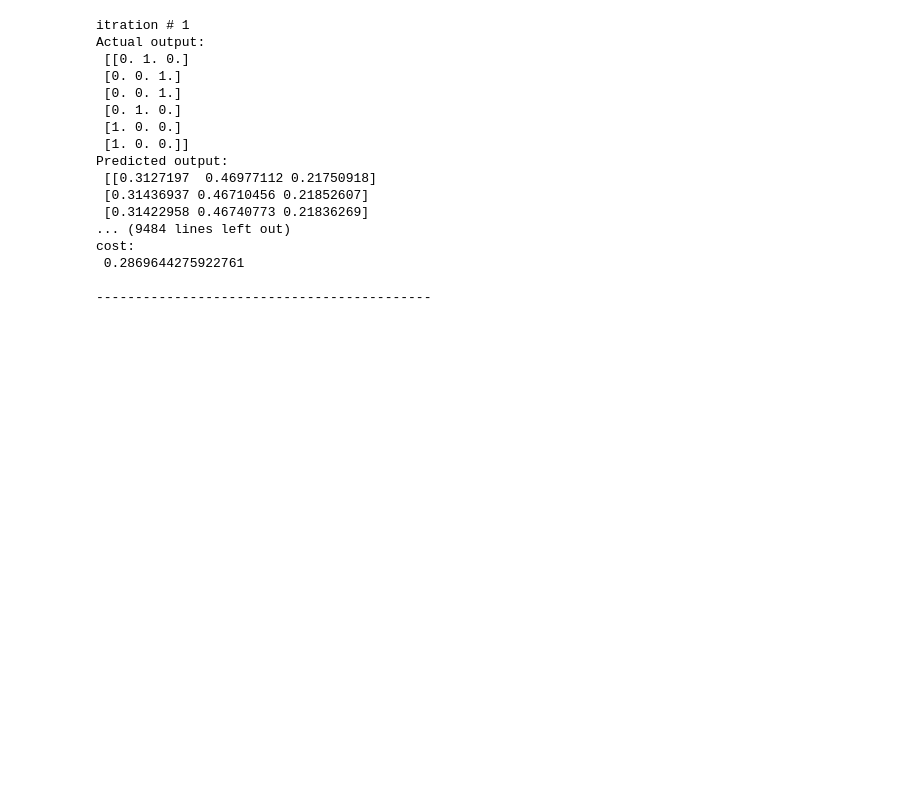
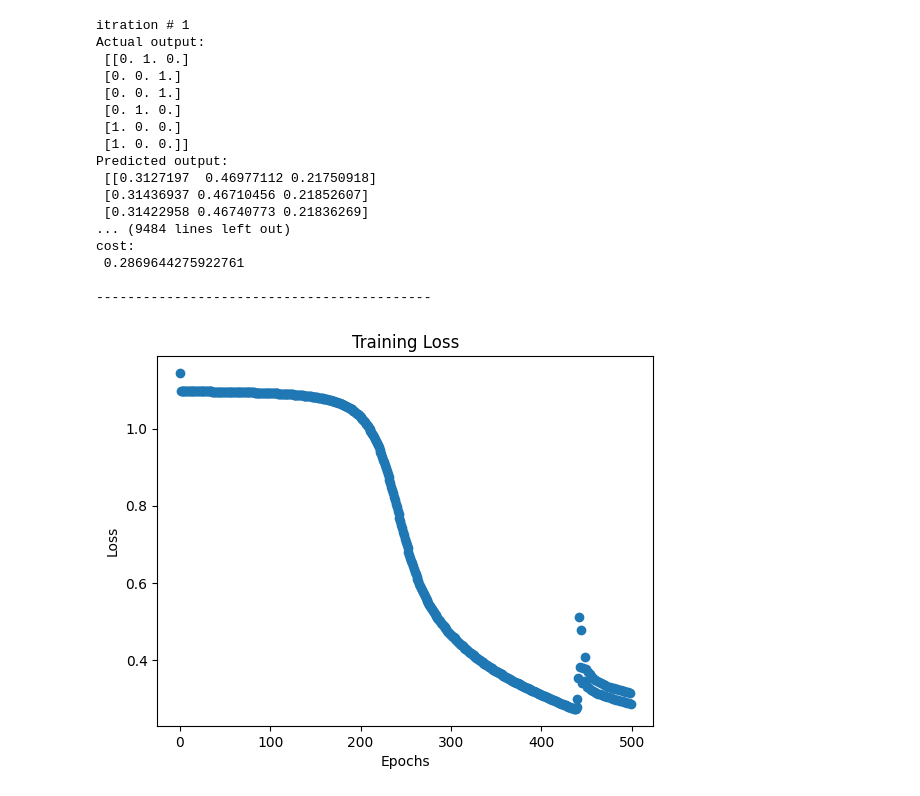
Before and after one commit to ashmawymidxd/DL, a Jupyter notebook: Softmax/app.ipynb, the cells around one changed output. Saved outputs shown, nothing was run; the diff lists cells and outputs as text; code cells hidden in the pictures; blank space fills up the shorter version.

```diff
--- a/Softmax/app.ipynb
+++ b/Softmax/app.ipynb
@@ -131,3 +131,11 @@ cost:
  0.2869644275922761
 
 -------------------------------------------
+# %%
+plt.scatter(range(epochs),losses)
+plt.title('Training Loss')
+plt.xlabel('Epochs')
+plt.ylabel('Loss')
+plt.show()
+# %% [output]
+[figure, added]
```
Also changed, not shown: parts of 1 cell of this notebook, 1 other file.
